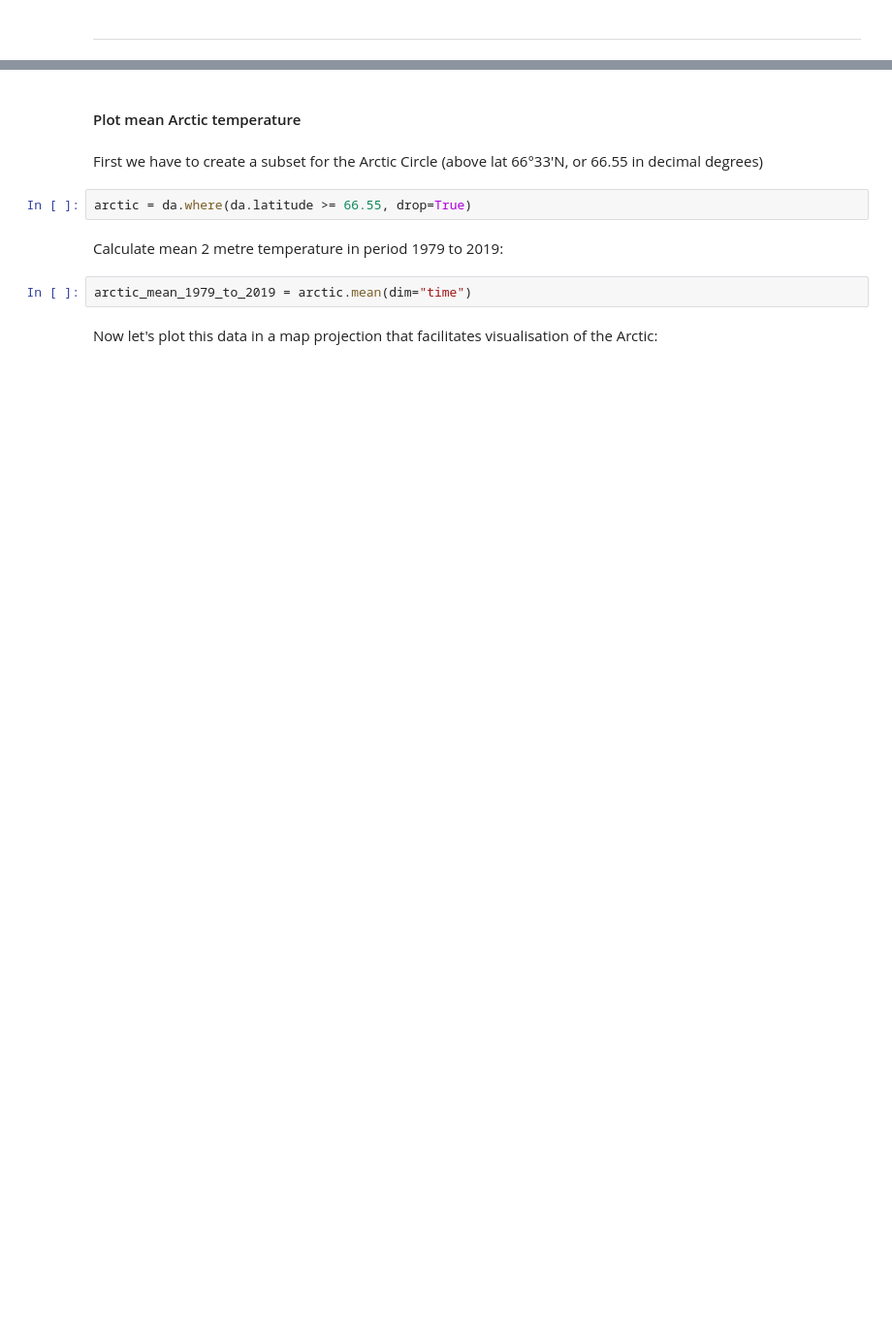
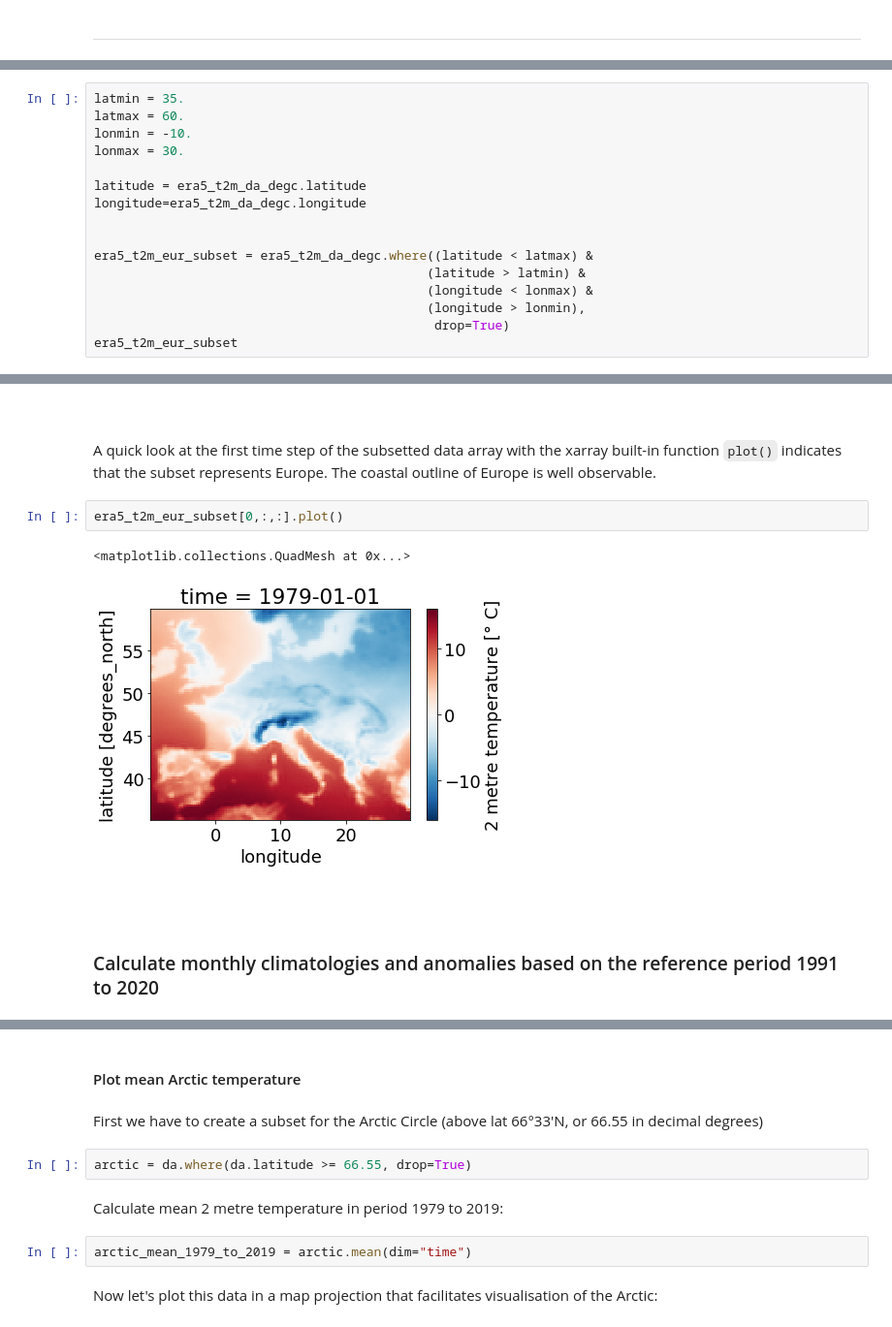
Before and after one commit to tessac2/copernicus-training, a Jupyter notebook: 111_c3s_climatologies_trends.ipynb, the cells around one changed output, grey strips where cells are left out. Shown at 97% size. Saved outputs shown, nothing was run; the diff lists cells and outputs as text; blank space fills up the shorter version.

```diff
--- a/111_c3s_climatologies_trends.ipynb
+++ b/111_c3s_climatologies_trends.ipynb
@@ -764,0 +665,16 @@ We will now focus our attention over the Arctic. Here we will repeat the analysi
+# %%
+latmin = 35.
+latmax = 60.
+lonmin = -10.
+lonmax = 30.
+
+latitude = era5_t2m_da_degc.latitude
+longitude=era5_t2m_da_degc.longitude
+
+
+era5_t2m_eur_subset = era5_t2m_da_degc.where((latitude < latmax) &
+                                            (latitude > latmin) &
+                                            (longitude < lonmax) &
+                                            (longitude > lonmin),
+                                             drop=True)
+era5_t2m_eur_subset
@@ -764,0 +699,13 @@ We will now focus our attention over the Arctic. Here we will repeat the analysi
+# %% [markdown]
+<br>
+# %% [markdown]
+A quick look at the first time step of the subsetted data array with the xarray built-in function `plot()` indicates that the subset represents Europe. The coastal outline of Europe is well observable.
+# %%
+era5_t2m_eur_subset[0,:,:].plot()
+# %% [output]
+<matplotlib.collections.QuadMesh at 0x...>
+[figure, added]
+# %% [markdown]
+<br>
+# %% [markdown]
+### Calculate monthly climatologies and anomalies based on the reference period 1991 to 2020
```
Also changed, not shown: parts of 99 cells of this notebook, 2 other files.
